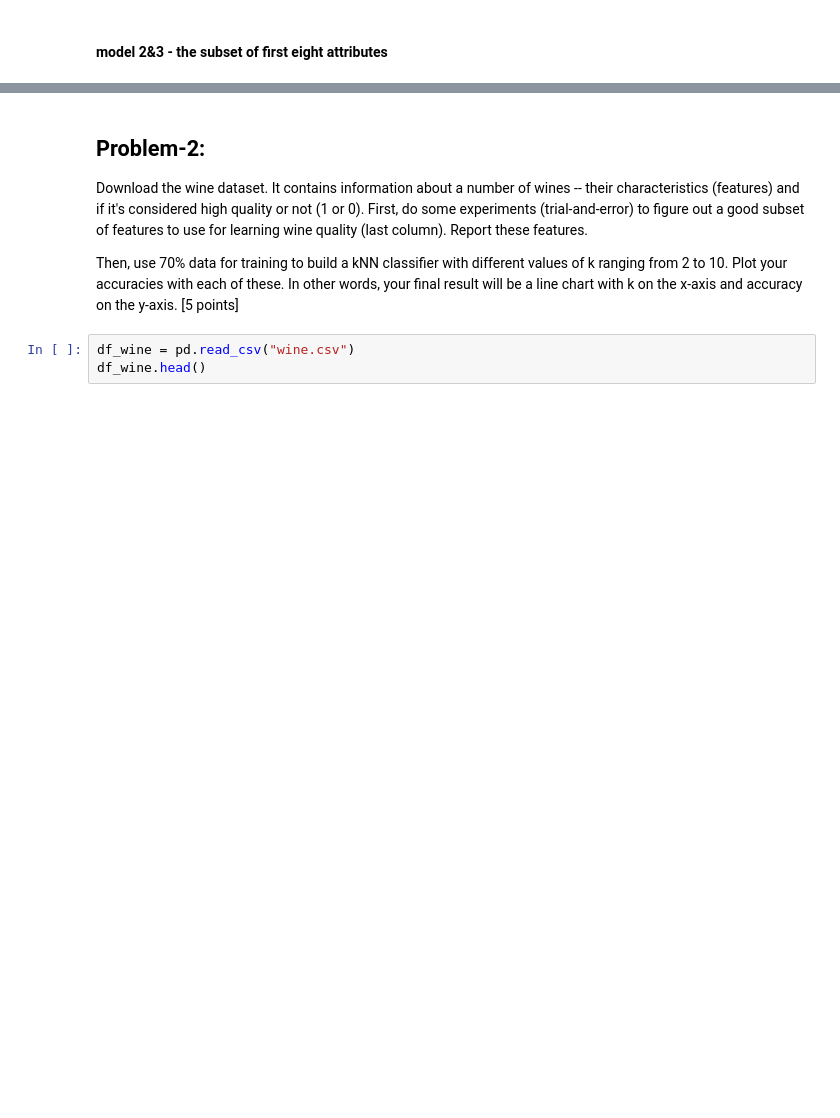
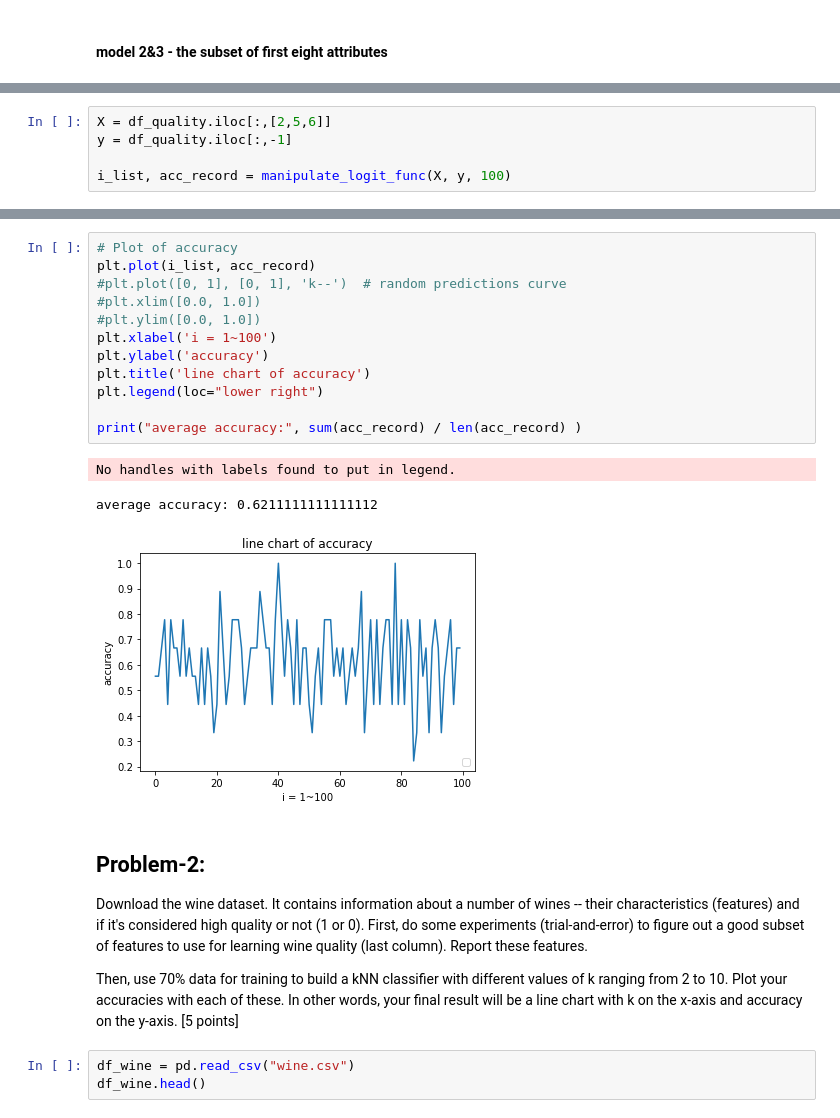
Before and after one commit to cyac15/IMT574_winter2021, a Jupyter notebook: A3/a3.ipynb, the cells around one changed output, grey strips where cells are left out. Drawn from its saved outputs; the diff is of its cells as text; blank space fills up the shorter version.

```diff
--- a/A3/a3.ipynb
+++ b/A3/a3.ipynb
@@ -129,0 +136,5 @@ weighted avg       0.43      0.44      0.43         9
+# %%
+X = df_quality.iloc[:,[2,5,6]]
+y = df_quality.iloc[:,-1]
+
+i_list, acc_record = manipulate_logit_func(X, y, 100)
@@ -130,3 +159,19 @@ weighted avg       0.43      0.44      0.43         9
+# %%
+# Plot of accuracy
+plt.plot(i_list, acc_record)
+#plt.plot([0, 1], [0, 1], 'k--')  # random predictions curve
+#plt.xlim([0.0, 1.0])
+#plt.ylim([0.0, 1.0])
+plt.xlabel('i = 1~100')
+plt.ylabel('accuracy')
+plt.title('line chart of accuracy')
+plt.legend(loc="lower right")
+
+print("average accuracy:", sum(acc_record) / len(acc_record) )
+# %% [output]
+No handles with labels found to put in legend.
+average accuracy: 0.6211111111111112
+[figure, added]
 # %% [markdown]
 
 ## Problem-2:
```
Also changed, not shown: parts of 8 cells of this notebook.
